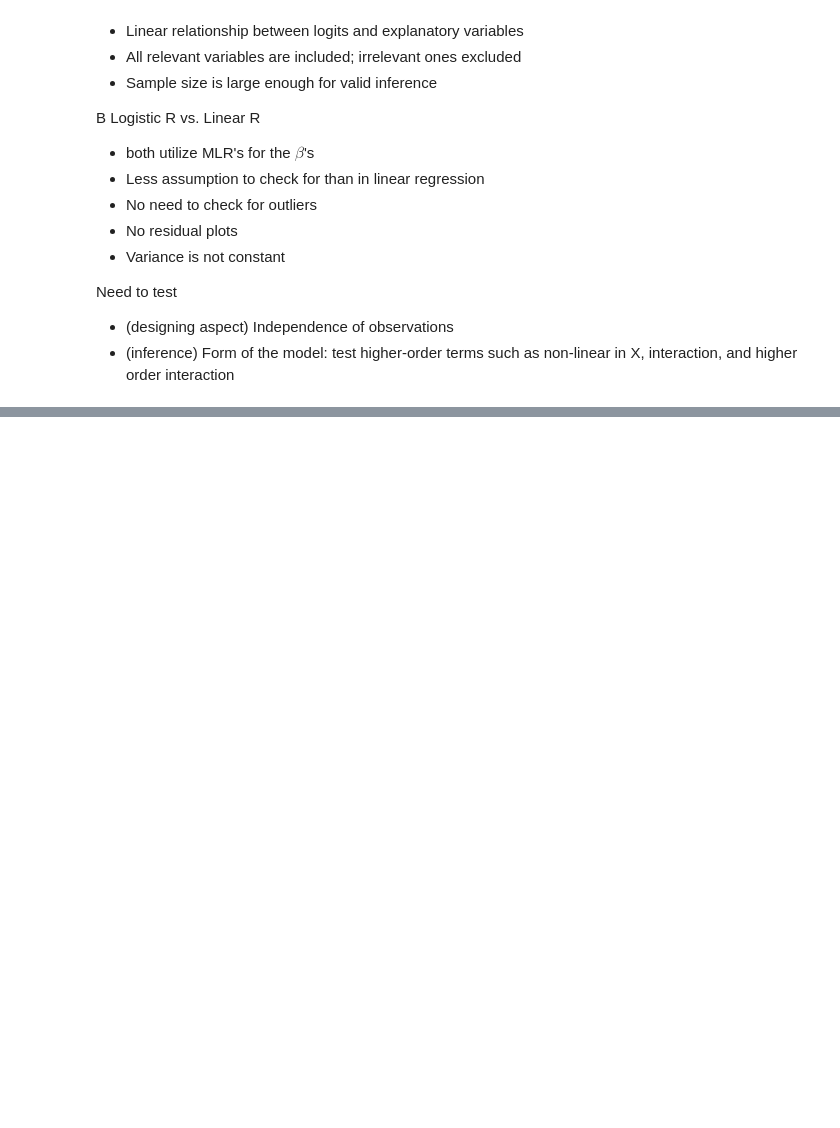
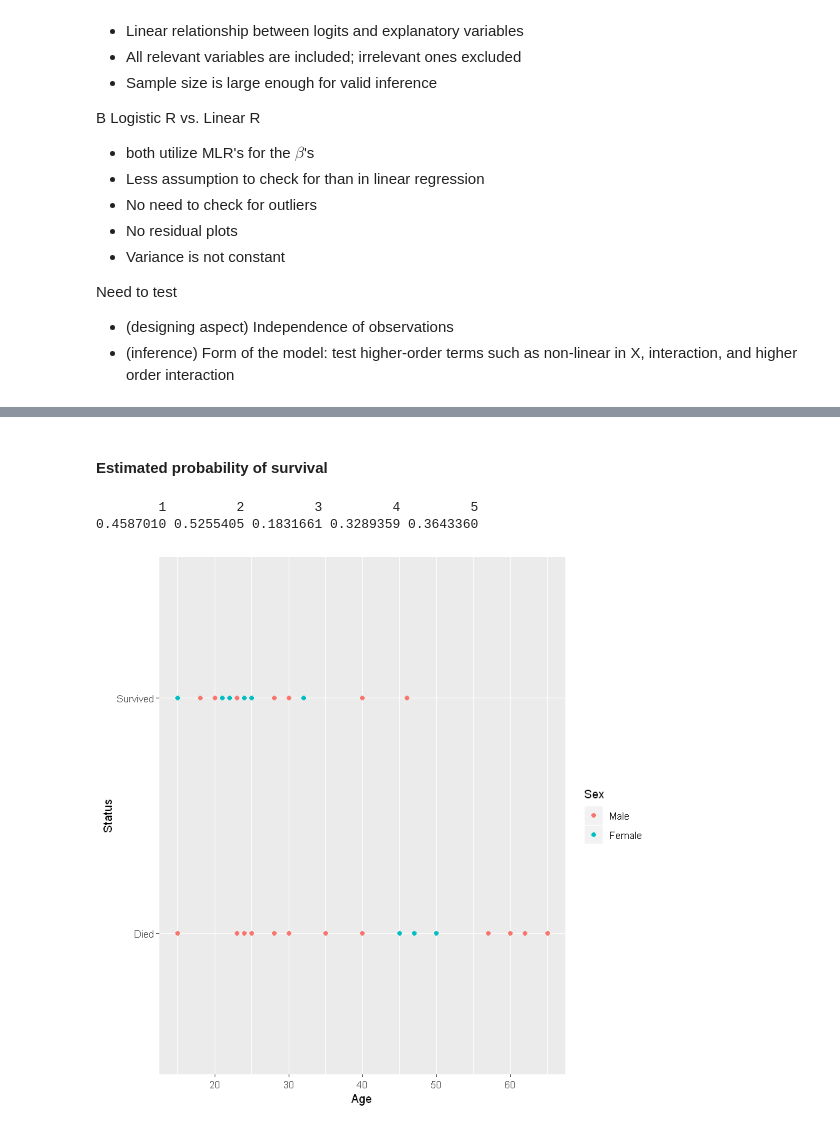
Before and after one commit to lihd1003/19W-Course-Material, a Jupyter notebook: STA303/Binary Logistic Regression.ipynb, the cells around one changed output, grey strips where cells are left out. Cells and saved outputs as stored; diff of their text form; code cells hidden in the pictures; blank space fills up the shorter version.

```diff
--- a/STA303/Binary Logistic Regression.ipynb
+++ b/STA303/Binary Logistic Regression.ipynb
@@ -353,0 +499,13 @@ For large $n$, under $H_0$, $G^2$ is an observation from a chi-square distributi
+# %% [markdown]
+#### Estimated probability of survival
+# %%
+phats <- predict.glm(fitasf, type="response")
+phats[1:5]
+# %% [output]
+        1         2         3         4         5
+0.4587010 0.5255405 0.1831661 0.3289359 0.3643360
+# %%
+library(ggplot2)
+ggplot(donner, aes(x=Age, y=Status, color=Sex))+geom_point()
+# %% [output]
+[figure, added]
```
Also changed, not shown: parts of 15 cells of this notebook, 3 other files.
